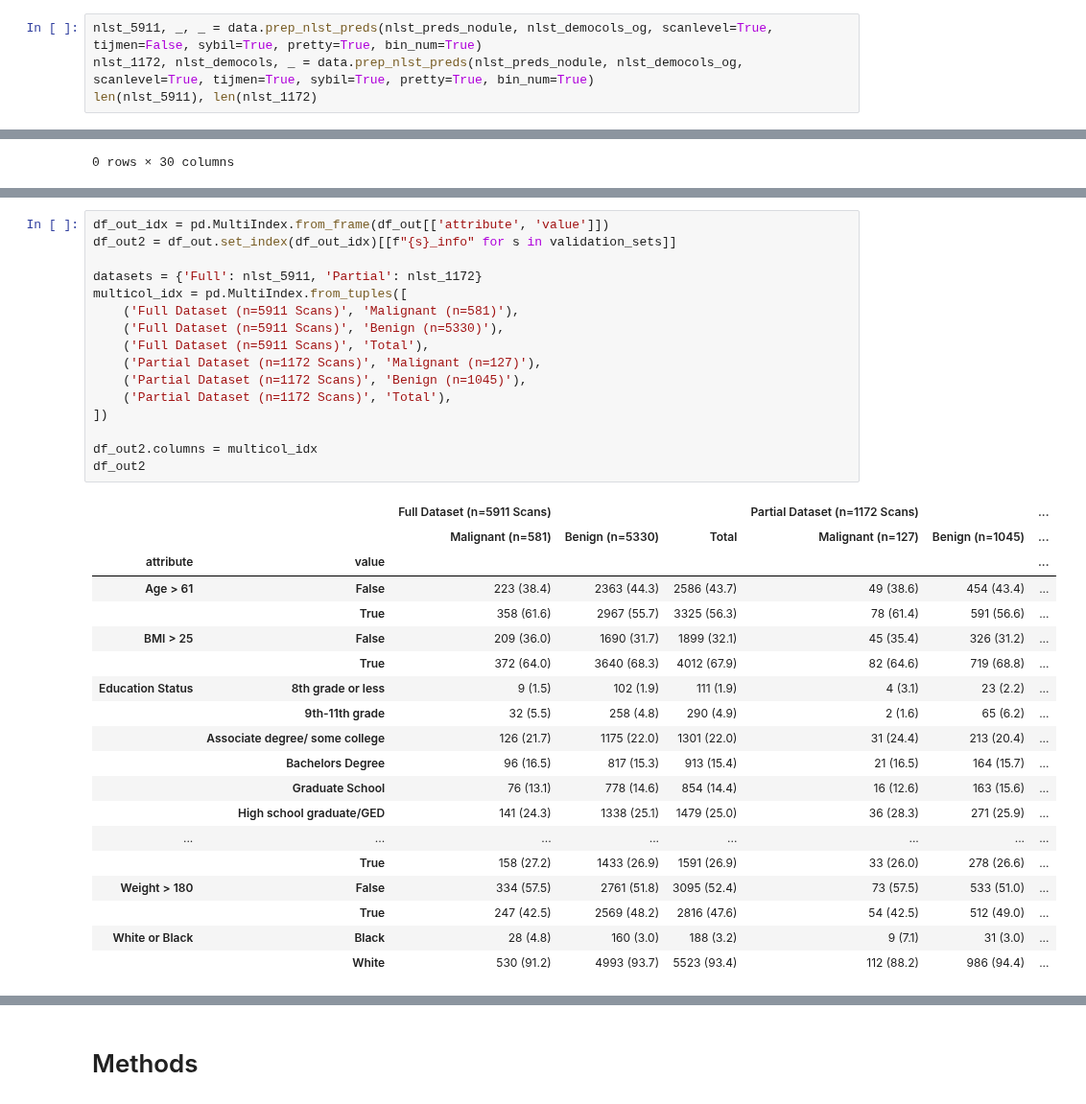
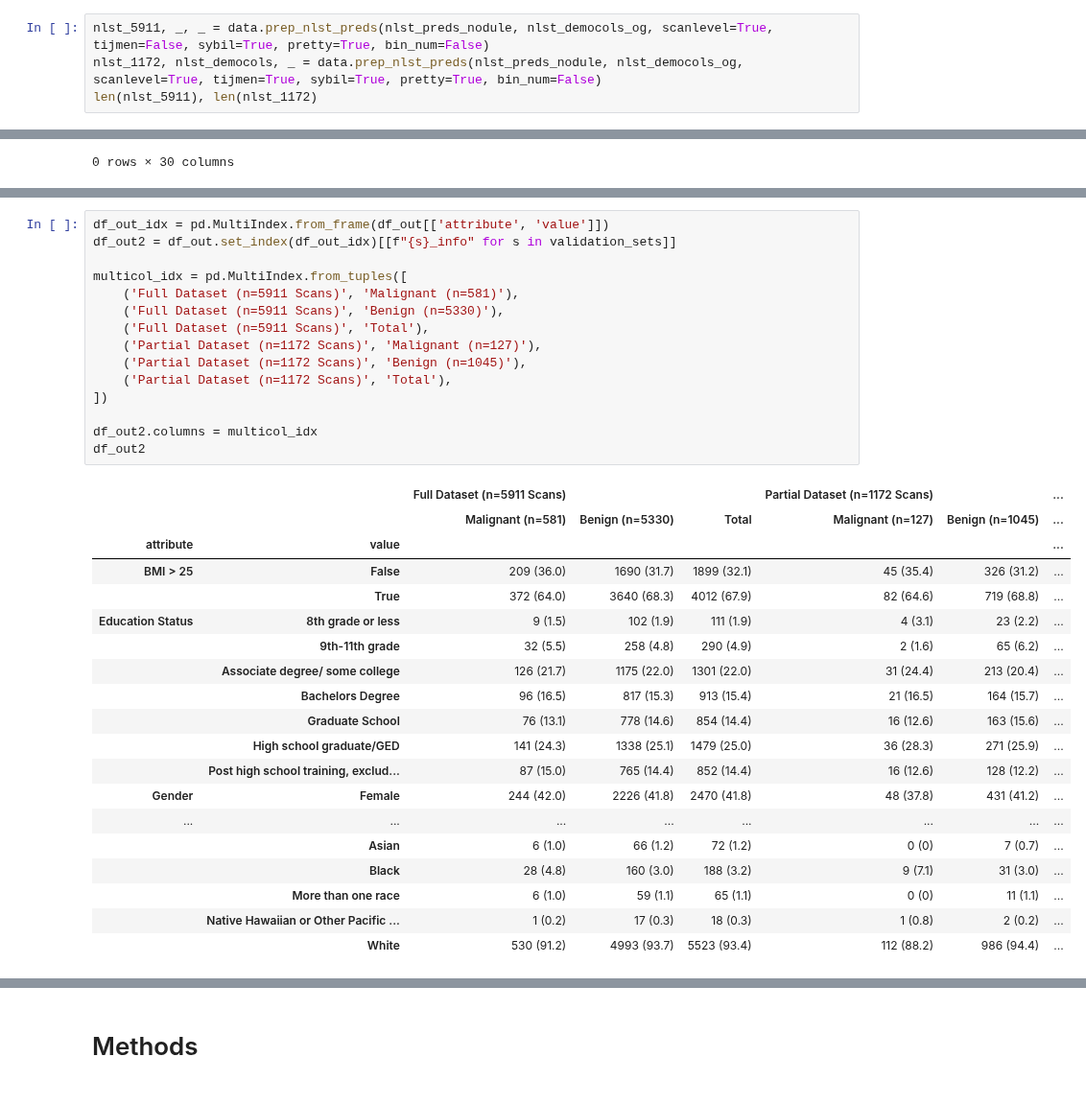
Before and after one commit to DIAGNijmegen/bodyct-lung-malignancy-fairness, a Jupyter notebook: thesis_figures.ipynb, the cells around one changed output, grey strips where cells are left out. Shown at 96% size. Cells and saved outputs as stored; diff of their text form.

Commit message:
population shift table

```diff
--- a/thesis_figures.ipynb
+++ b/thesis_figures.ipynb
@@ -62,7 +62,7 @@ nlst_democols_og
 # %% [markdown]
 ## Demographic characteristics of the NLST validation sets (n=5911 scans, n=1172 scans).
 # %%
-nlst_5911, _, _ = data.prep_nlst_preds(nlst_preds_nodule, nlst_democols_og, scanlevel=True, tijmen=False, sybil=True, pretty=True, bin_num=True)
-nlst_1172, nlst_democols, _ = data.prep_nlst_preds(nlst_preds_nodule, nlst_democols_og, scanlevel=True, tijmen=True, sybil=True, pretty=True, bin_num=True)
+nlst_5911, _, _ = data.prep_nlst_preds(nlst_preds_nodule, nlst_democols_og, scanlevel=True, tijmen=False, sybil=True, pretty=True, bin_num=False)
+nlst_1172, nlst_democols, _ = data.prep_nlst_preds(nlst_preds_nodule, nlst_democols_og, scanlevel=True, tijmen=True, sybil=True, pretty=True, bin_num=False)
 len(nlst_5911), len(nlst_1172)
 # %% [output]
@@ -151,25 +125,22 @@ df_out
 # %%
 df_out_idx = pd.MultiIndex.from_frame(df_out[['attribute', 'value']])
 df_out2 = df_out.set_index(df_out_idx)[[f"{s}_info" for s in validation_sets]]
 
-datasets = {'Full': nlst_5911, 'Partial': nlst_1172}
 multicol_idx = pd.MultiIndex.from_tuples([
     ('Full Dataset (n=5911 Scans)', 'Malignant (n=581)'),
     ('Full Dataset (n=5911 Scans)', 'Benign (n=5330)'),
     ('Full Dataset (n=5911 Scans)', 'Total'),
     ('Partial Dataset (n=1172 Scans)', 'Malignant (n=127)'),
     ('Partial Dataset (n=1172 Scans)', 'Benign (n=1045)'),
     ('Partial Dataset (n=1172 Scans)', 'Total'),
 ])
 
 df_out2.columns = multicol_idx
 df_out2
 # %% [output]
 |  |  | Full Dataset (n=5911 Scans) |  |  | Partial Dataset (n=1172 Scans) |  | ... |
 |  |  | Malignant (n=581) | Benign (n=5330) | Total | Malignant (n=127) | Benign (n=1045) | ... |
 | attribute | value |  |  |  |  |  | ... |
-| Age > 61 | False | 223 (38.4) | 2363 (44.3) | 2586 (43.7) | 49 (38.6) | 454 (43.4) | ... |
-|  | True | 358 (61.6) | 2967 (55.7) | 3325 (56.3) | 78 (61.4) | 591 (56.6) | ... |
 | BMI > 25 | False | 209 (36.0) | 1690 (31.7) | 1899 (32.1) | 45 (35.4) | 326 (31.2) | ... |
 |  | True | 372 (64.0) | 3640 (68.3) | 4012 (67.9) | 82 (64.6) | 719 (68.8) | ... |
 | Education Status | 8th grade or less | 9 (1.5) | 102 (1.9) | 111 (1.9) | 4 (3.1) | 23 (2.2) | ... |
@@ -178,9 +149,11 @@ df_out2
 |  | Bachelors Degree | 96 (16.5) | 817 (15.3) | 913 (15.4) | 21 (16.5) | 164 (15.7) | ... |
 |  | Graduate School | 76 (13.1) | 778 (14.6) | 854 (14.4) | 16 (12.6) | 163 (15.6) | ... |
 |  | High school graduate/GED | 141 (24.3) | 1338 (25.1) | 1479 (25.0) | 36 (28.3) | 271 (25.9) | ... |
+|  | Post high school training, exclud... | 87 (15.0) | 765 (14.4) | 852 (14.4) | 16 (12.6) | 128 (12.2) | ... |
+| Gender | Female | 244 (42.0) | 2226 (41.8) | 2470 (41.8) | 48 (37.8) | 431 (41.2) | ... |
 | ... | ... | ... | ... | ... | ... | ... | ... |
-|  | True | 158 (27.2) | 1433 (26.9) | 1591 (26.9) | 33 (26.0) | 278 (26.6) | ... |
-| Weight > 180 | False | 334 (57.5) | 2761 (51.8) | 3095 (52.4) | 73 (57.5) | 533 (51.0) | ... |
-|  | True | 247 (42.5) | 2569 (48.2) | 2816 (47.6) | 54 (42.5) | 512 (49.0) | ... |
-| White or Black | Black | 28 (4.8) | 160 (3.0) | 188 (3.2) | 9 (7.1) | 31 (3.0) | ... |
+|  | Asian | 6 (1.0) | 66 (1.2) | 72 (1.2) | 0 (0) | 7 (0.7) | ... |
+|  | Black | 28 (4.8) | 160 (3.0) | 188 (3.2) | 9 (7.1) | 31 (3.0) | ... |
+|  | More than one race | 6 (1.0) | 59 (1.1) | 65 (1.1) | 0 (0) | 11 (1.1) | ... |
+|  | Native Hawaiian or Other Pacific ... | 1 (0.2) | 17 (0.3) | 18 (0.3) | 1 (0.8) | 2 (0.2) | ... |
 |  | White | 530 (91.2) | 4993 (93.7) | 5523 (93.4) | 112 (88.2) | 986 (94.4) | ... |
```
Also changed, not shown: parts of 13 cells of this notebook, 1 other file.
